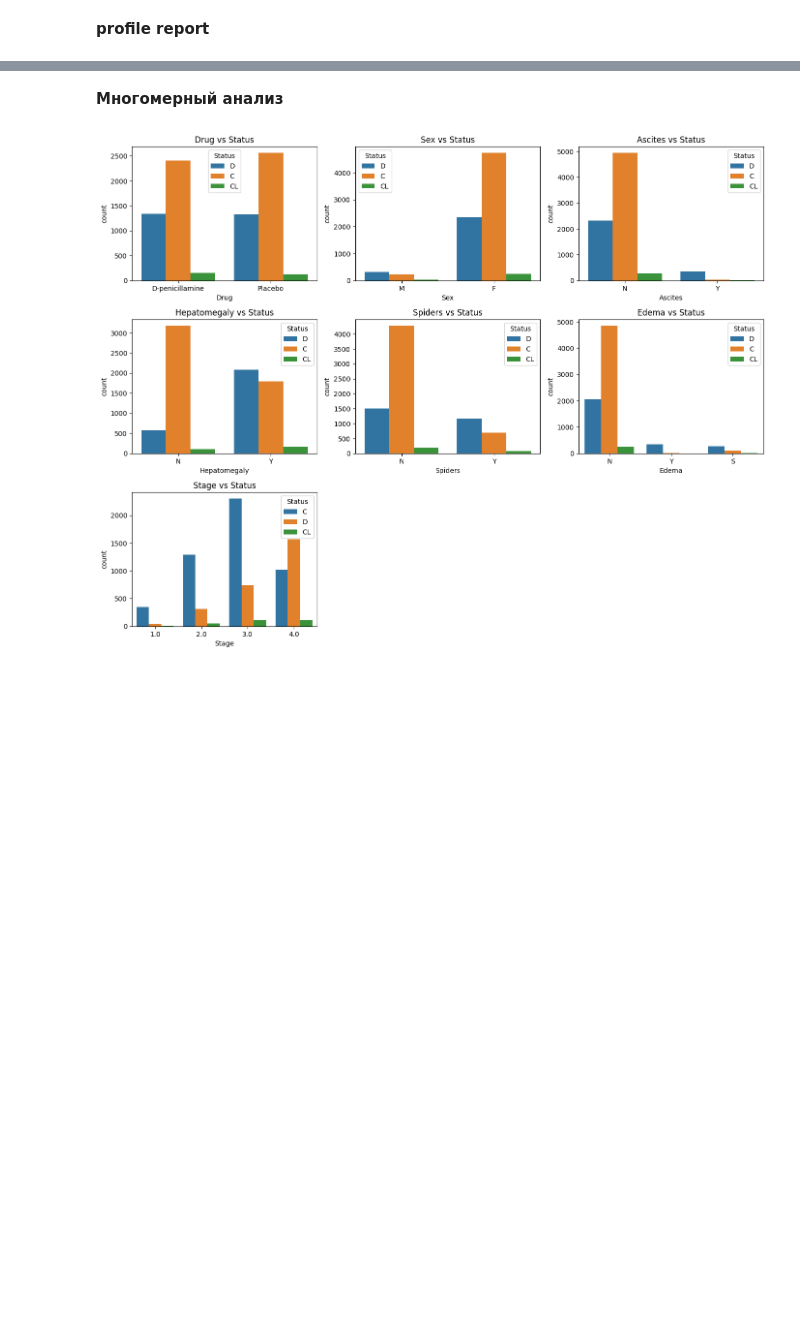
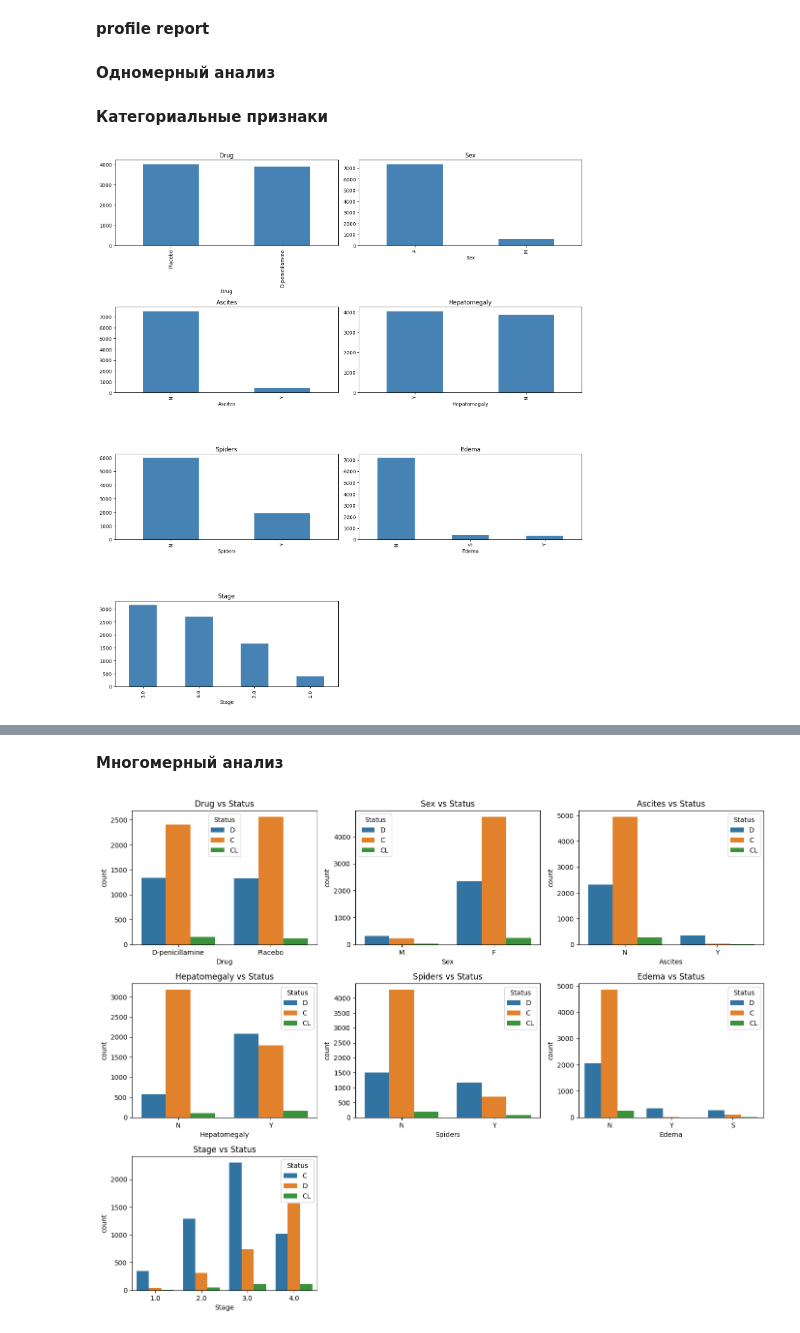
Before and after one commit to voronkovadarya74-cell/liver-cirrhosis-prediction, a Jupyter notebook: notebooks/variable_analysis.ipynb, the cells around one changed output, grey strips where cells are left out. Cells and saved outputs as stored; diff of their text form; code cells hidden in the pictures; blank space fills up the shorter version.

Commit message:
одномерный, двумерный и корреляционный анализ

```diff
--- a/notebooks/variable_analysis.ipynb
+++ b/notebooks/variable_analysis.ipynb
@@ -39,3 +64,21 @@ if profile_reports:
                         "phi_k": {"calculate": True}}
                         )
   profile
+# %% [markdown]
+**Одномерный анализ**
+# %% [markdown]
+**Категориальные признаки**
+# %%
+n = len(CAT_FEATS)
+fig, axes = plt.subplots((n + 1) // 2, 2, figsize=(14, 4 * ((n + 1) // 2)))
+axes = axes.flatten()
+for ax, col in zip(axes, CAT_FEATS):
+    train[col].value_counts().plot(kind="bar", ax=ax, color="steelblue")
+    ax.set_title(col)
+for ax in axes[n:]:
+    ax.set_visible(False)
+plt.tight_layout()
+plt.savefig("eda_categorical.png", dpi=150)
+plt.show()
+# %% [output]
+[figure, added]
```
Also changed, not shown: parts of 18 cells of this notebook.
